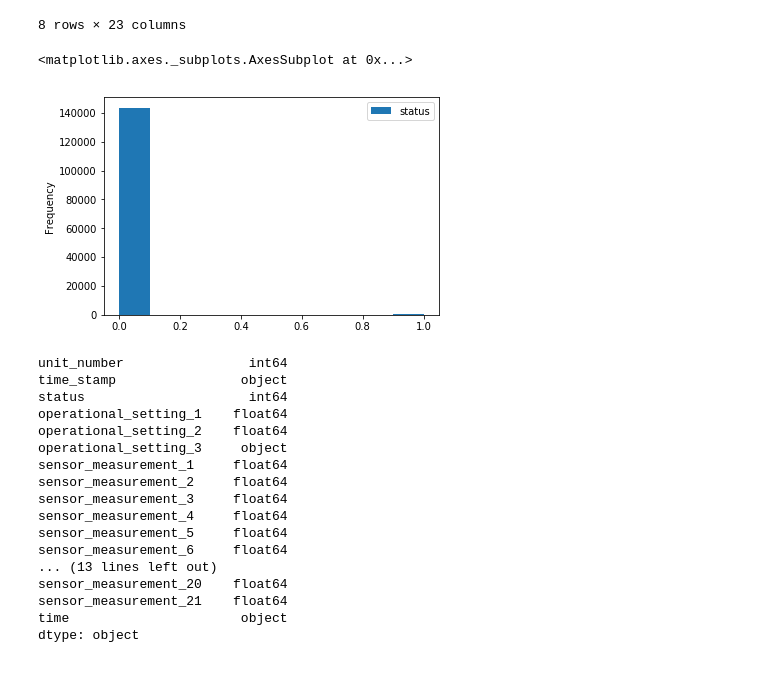
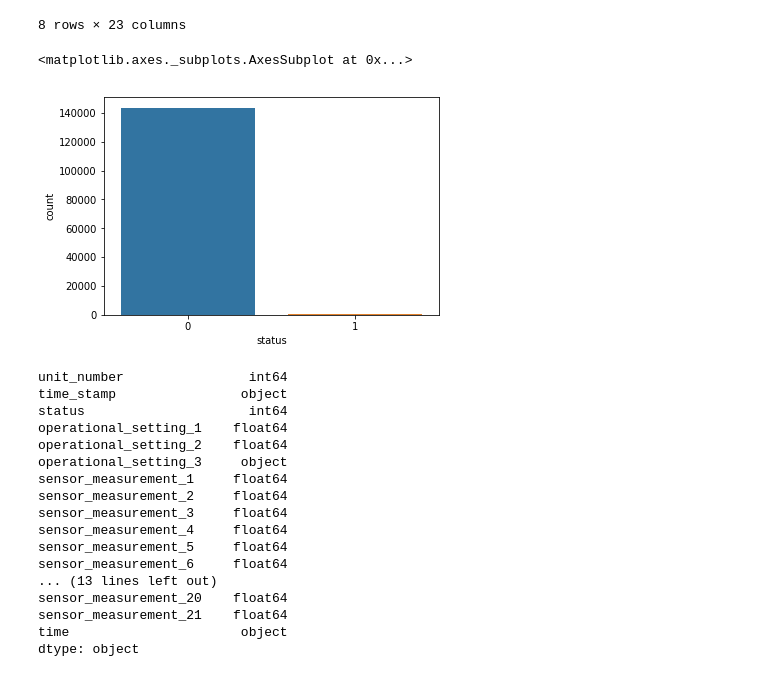
Before and after one commit to DuongVu39/Code_Challenge, a Jupyter notebook: src/task1/Scratch.ipynb, the cells around one changed output. Drawn from its saved outputs; the diff is of its cells as text; code cells hidden in the pictures.

```diff
--- a/src/task1/Scratch.ipynb
+++ b/src/task1/Scratch.ipynb
@@ -67,11 +86,12 @@ df.iloc[:,3:28].describe()
 | 75% | 35.001300 | 0.840000 | 518.670000 | 642.350000 | ... |
 | max | 42.008000 | 0.842000 | 518.670000 | 645.110000 | ... |
 8 rows × 23 columns
-# %%
-df.iloc[:,1:3].plot(kind="hist")
-# %% [output]
-<matplotlib.axes._subplots.AxesSubplot at 0x...>
-[figure, removed]
+# %%
+# Explore the status distribution
+sns.countplot(x="status", data=df)
+# %% [output]
+<matplotlib.axes._subplots.AxesSubplot at 0x...>
+[figure, added]
 # %%
 df["time"]=pd.to_datetime(df["time_stamp"]).dt.date
 # %%
```
Also changed, not shown: parts of 34 cells of this notebook.
